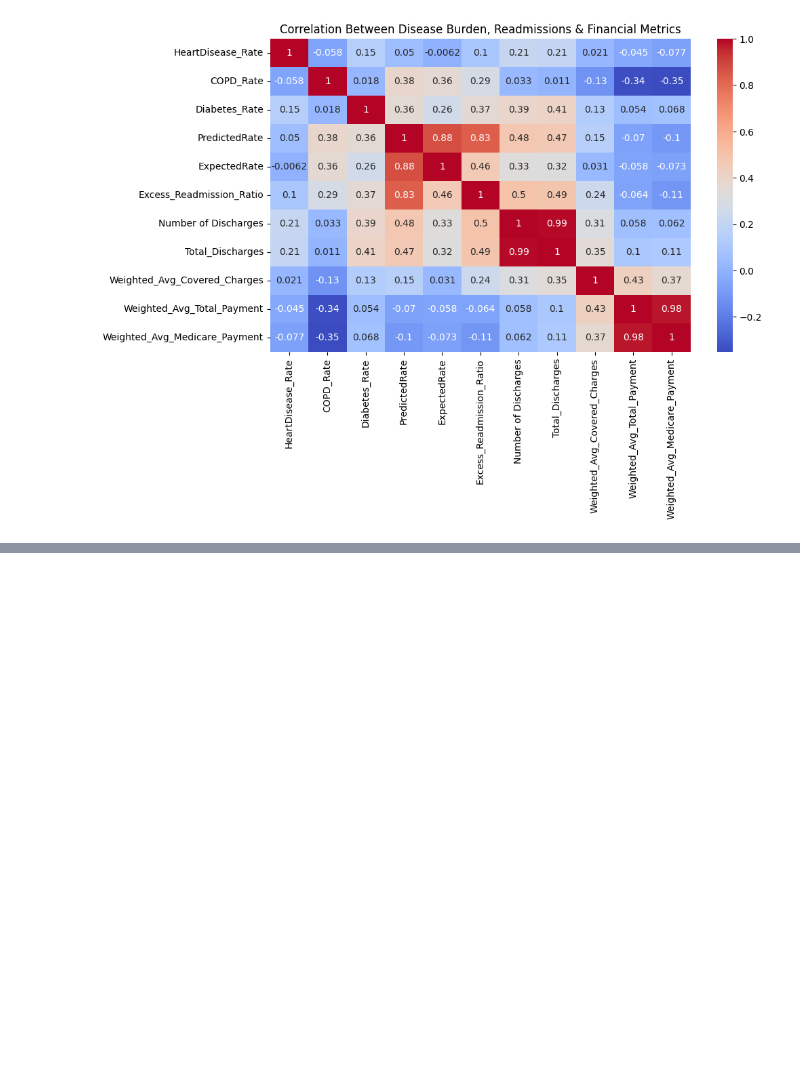
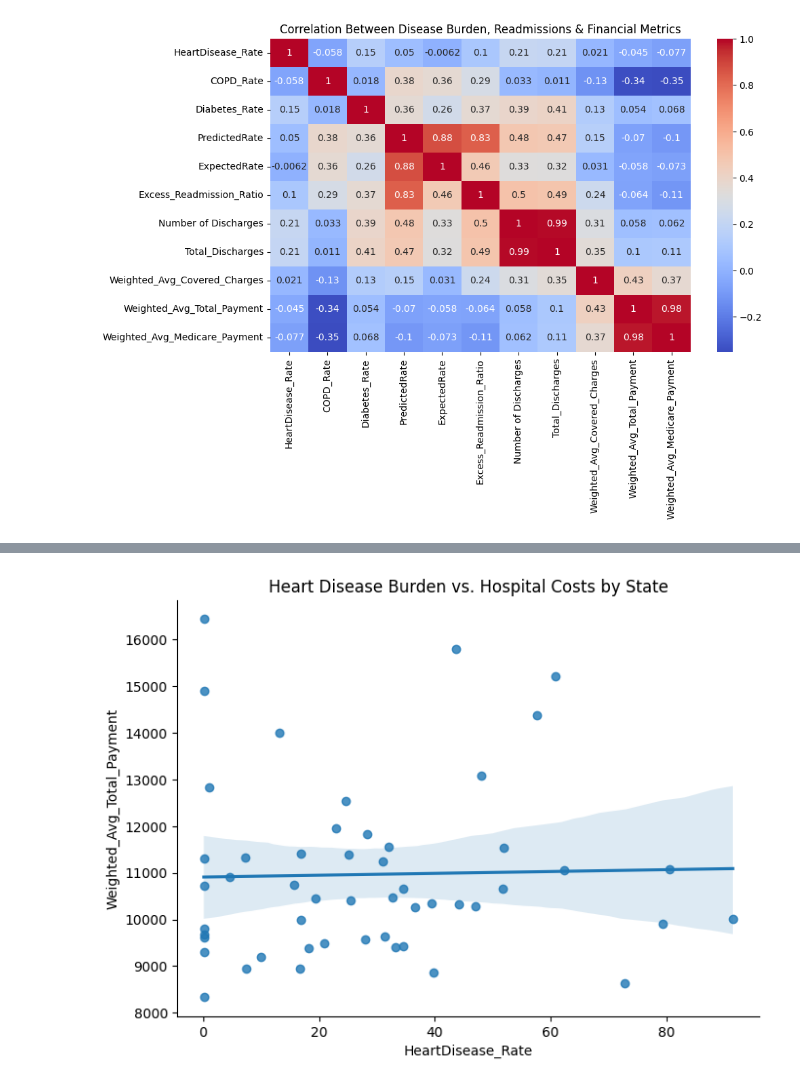
Before and after one commit to pranjul11garg/Population-Health-Financial-Impact-Analysis-CMS-CDC-Data, a Jupyter notebook: scripts/analysis.ipynb, the cells around one changed output, grey strips where cells are left out. Saved outputs shown, nothing was run; the diff lists cells and outputs as text; code cells hidden in the pictures; blank space fills up the shorter version.

```diff
--- a/scripts/analysis.ipynb
+++ b/scripts/analysis.ipynb
@@ -13,0 +24,6 @@ plt.show()
+# %%
+sns.lmplot(data=merged_ds, x="HeartDisease_Rate", y="Weighted_Avg_Total_Payment", height=5, aspect=1.4)
+plt.title("Heart Disease Burden vs. Hospital Costs by State")
+plt.show()
+# %% [output]
+[figure, added]
```
Also changed, not shown: parts of 4 cells of this notebook.
